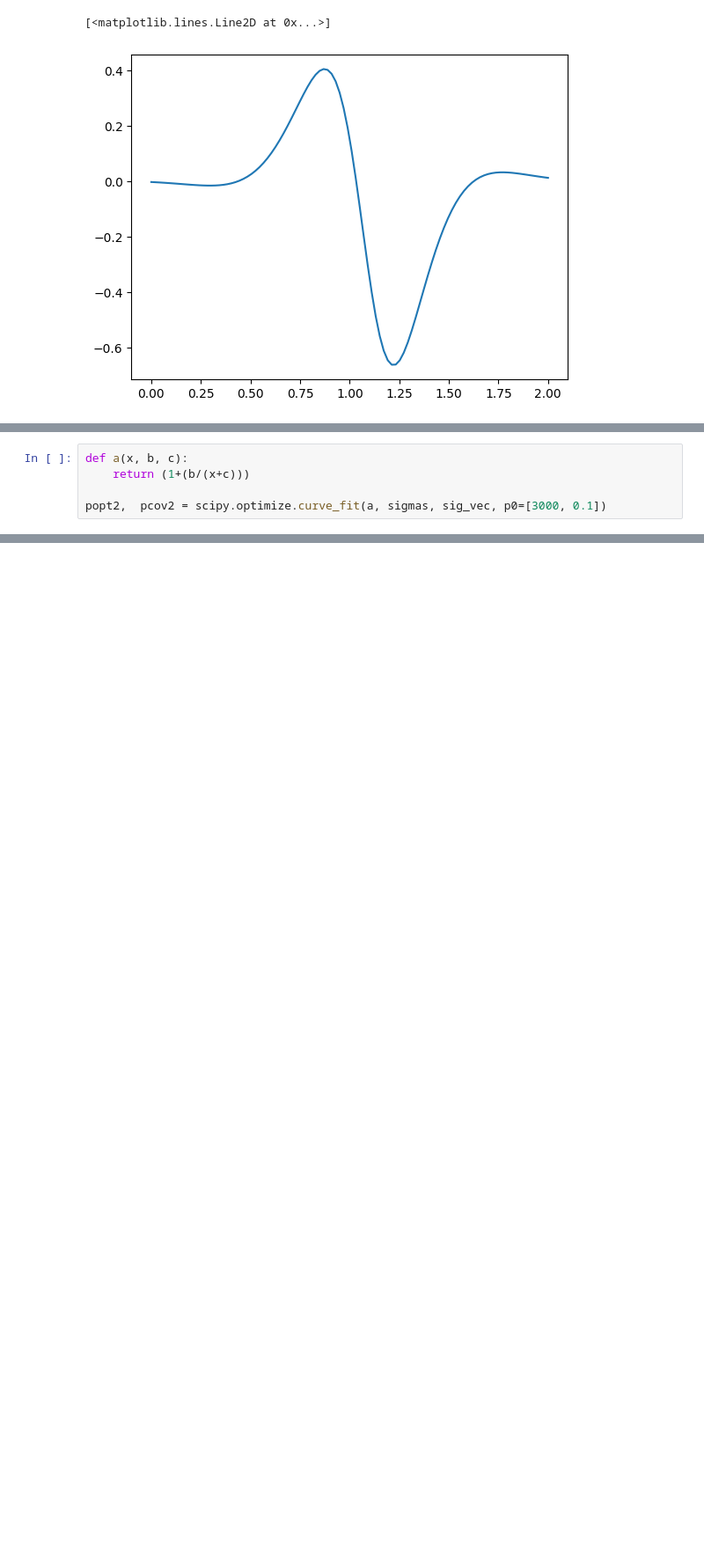
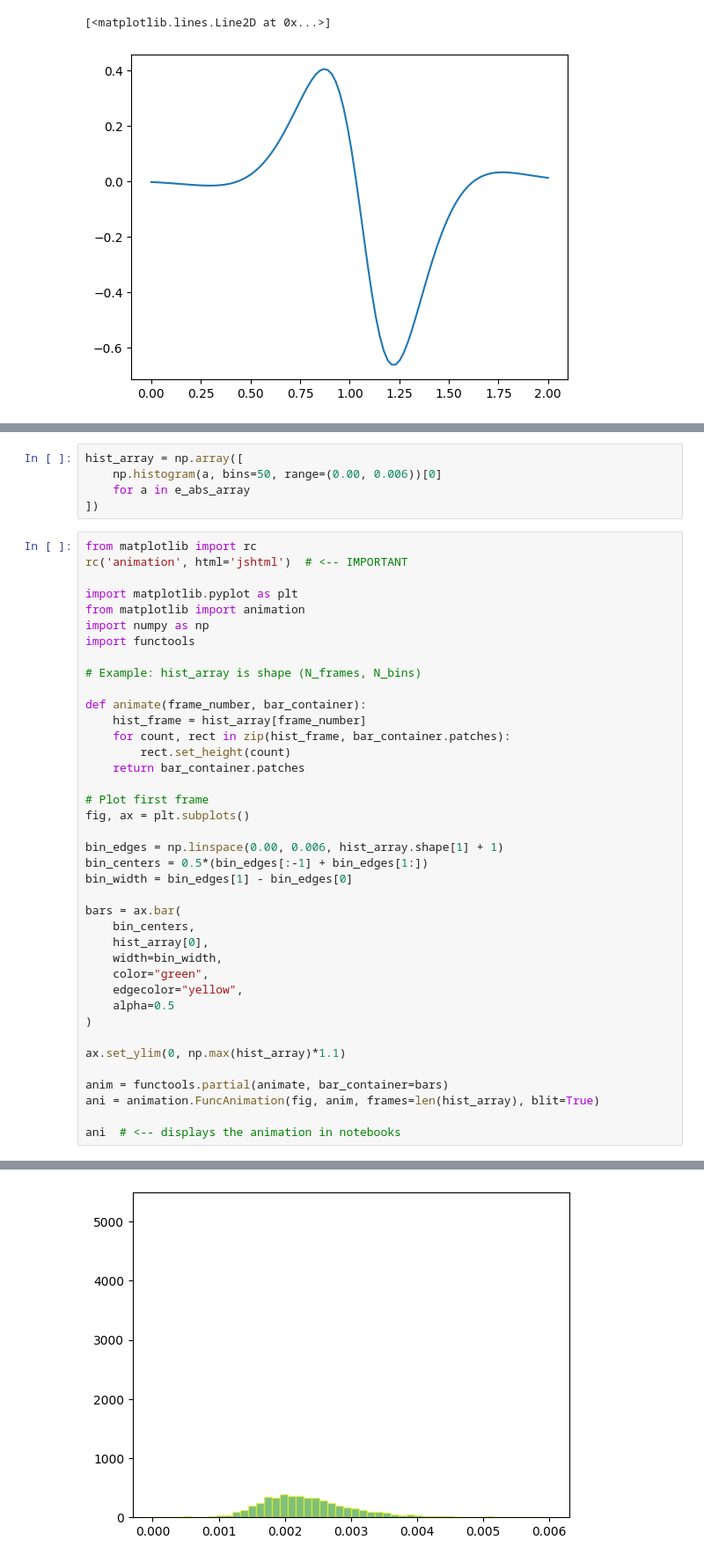
Before and after one commit to seafontes/listas, a Jupyter notebook: stochastic_mechanics/asymmetry.ipynb, the cells around one changed output, grey strips where cells are left out. Shown at 88% size. Drawn from its saved outputs; the diff is of its cells as text; blank space fills up the shorter version.

```diff
--- a/stochastic_mechanics/asymmetry.ipynb
+++ b/stochastic_mechanics/asymmetry.ipynb
@@ -119,5 +142,0 @@ plt.plot(sigmas, sig_vec)
-# %%
-def a(x, b, c):
-    return (1+(b/(x+c)))
-
-popt2,  pcov2 = scipy.optimize.curve_fit(a, sigmas, sig_vec, p0=[3000, 0.1])
@@ -133,0 +143,45 @@ array([ 2.58270524e+03, -3.54192353e-02])
+# %%
+hist_array = np.array([
+    np.histogram(a, bins=50, range=(0.00, 0.006))[0]
+    for a in e_abs_array
+])
+# %%
+from matplotlib import rc
+rc('animation', html='jshtml')  # <-- IMPORTANT
+
+import matplotlib.pyplot as plt
+from matplotlib import animation
+import numpy as np
+import functools
+
+# Example: hist_array is shape (N_frames, N_bins)
+
+def animate(frame_number, bar_container):
+    hist_frame = hist_array[frame_number]
+    for count, rect in zip(hist_frame, bar_container.patches):
+        rect.set_height(count)
+    return bar_container.patches
+
+# Plot first frame
+fig, ax = plt.subplots()
+
+bin_edges = np.linspace(0.00, 0.006, hist_array.shape[1] + 1)
+bin_centers = 0.5*(bin_edges[:-1] + bin_edges[1:])
+bin_width = bin_edges[1] - bin_edges[0]
+
+bars = ax.bar(
+    bin_centers,
+    hist_array[0],
+    width=bin_width,
+    color="green",
+    edgecolor="yellow",
+    alpha=0.5
+)
+
+ax.set_ylim(0, np.max(hist_array)*1.1)
+
+anim = functools.partial(animate, bar_container=bars)
+ani = animation.FuncAnimation(fig, anim, frames=len(hist_array), blit=True)
+
+ani  # <-- displays the animation in notebooks
+# %% [output]
@@ -133,0 +189 @@ array([ 2.58270524e+03, -3.54192353e-02])
+[figure, added]
```
Also changed, not shown: parts of 7 cells of this notebook.
